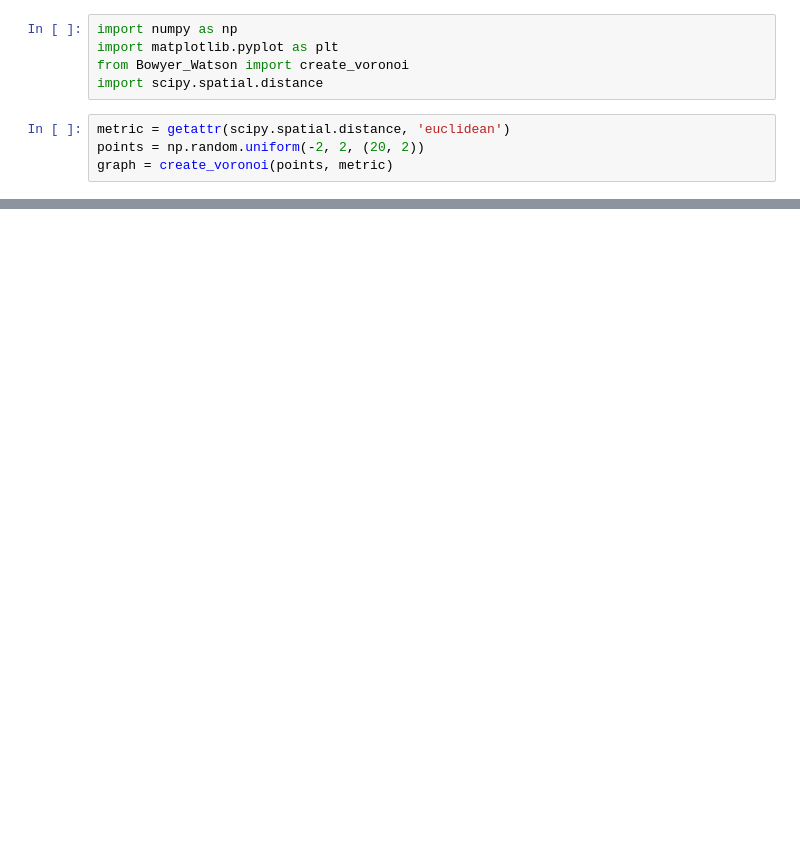
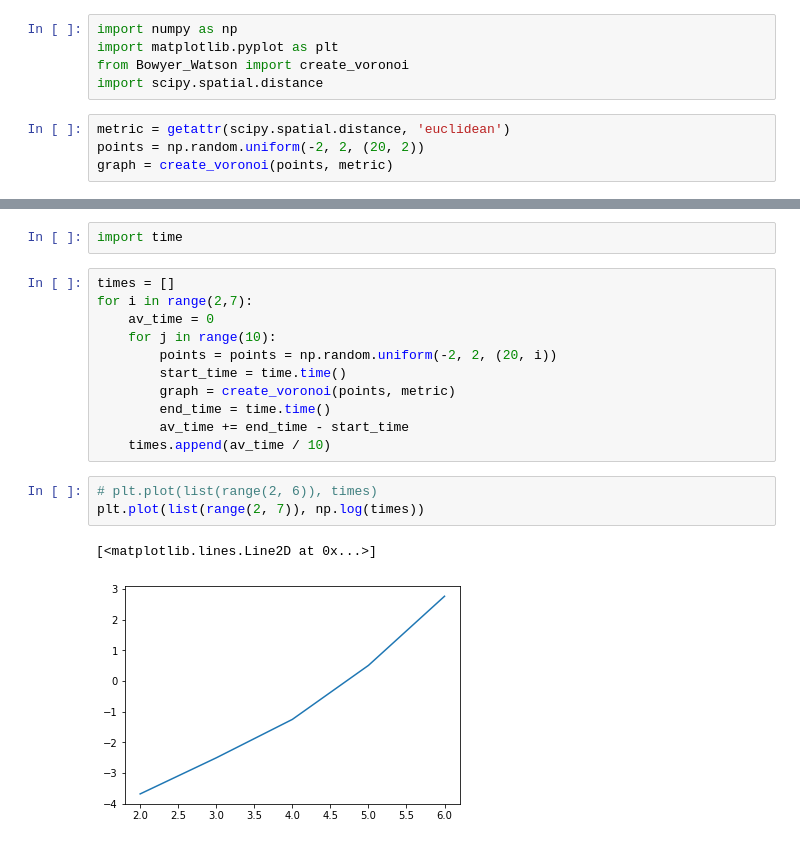
Before and after one commit to kayla-lixinyi/Summer-Project-Advanced-and-Interpretable-Unsupervised-Learning, a Jupyter notebook: Bowyer-Watson/Voronoi_example.ipynb, the cells around one changed output, grey strips where cells are left out. Cells and saved outputs as stored; diff of their text form; blank space fills up the shorter version.

Commit message:
added Bowyer-Watson Time Testing to Bowyer_Watson/Voronoi_example

```diff
--- a/Bowyer-Watson/Voronoi_example.ipynb
+++ b/Bowyer-Watson/Voronoi_example.ipynb
@@ -18,0 +19,19 @@ plt.show()
+# %%
+import time
+# %%
+times = []
+for i in range(2,7):
+    av_time = 0
+    for j in range(10):
+        points = points = np.random.uniform(-2, 2, (20, i))
+        start_time = time.time()
+        graph = create_voronoi(points, metric)
+        end_time = time.time()
+        av_time += end_time - start_time
+    times.append(av_time / 10)
+# %%
+# plt.plot(list(range(2, 6)), times)
+plt.plot(list(range(2, 7)), np.log(times))
+# %% [output]
+[<matplotlib.lines.Line2D at 0x...>]
+[figure, added]
```
Also changed, not shown: parts of 2 cells of this notebook.
